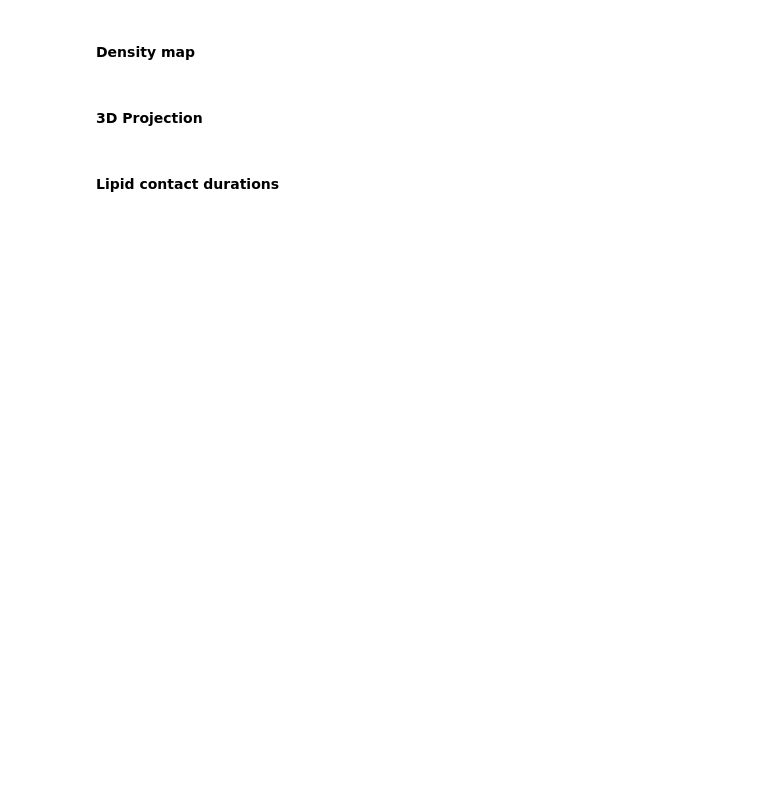
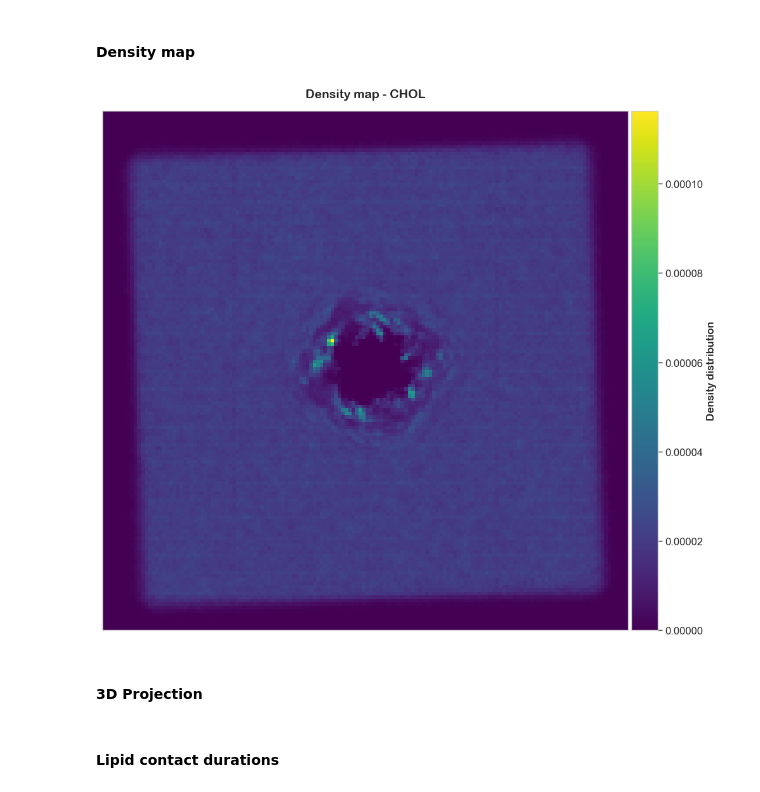
Before and after one commit to ProLint/prolint2, a Jupyter notebook: docs/notebooks/06_Generating_Plots.ipynb, the cells around one changed output. Saved outputs shown, nothing was run; the diff lists cells and outputs as text; code cells hidden in the pictures; blank space fills up the shorter version.

```diff
--- a/docs/notebooks/06_Generating_Plots.ipynb
+++ b/docs/notebooks/06_Generating_Plots.ipynb
@@ -39,10 +45,12 @@ mean_contacts = metric_instance.compute()
 # %% [markdown]
 #### Density map
 # %%
-# from prolint2.plotting.plotting import DensityMap
+from prolint2.plotting.plotting import DensityMap
 
-# Dens = DensityMap(u, lipid='CHOL', fig_size=(10, 10))
-# Dens.save_plot(interpolation='nearest', cmap='viridis')
+Dens = DensityMap(u, fig_size=(10, 10))
+Dens.save_plot(lipid_type='CHOL', interpolation='nearest', cmap='viridis')
+# %% [output]
+[figure, added]
 # %%
 # Dens.generate_script(DensityMap, 'plot_2d.py')
 # %% [markdown]
```
Also changed, not shown: parts of 16 cells of this notebook, 4 other files.
